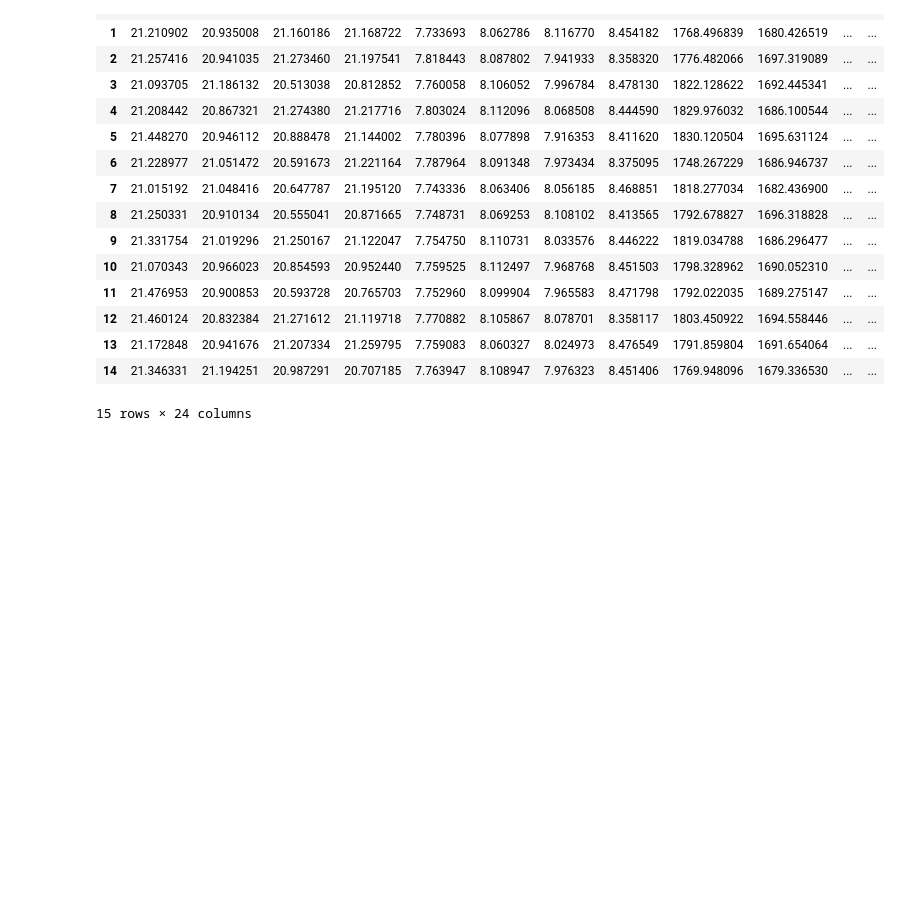
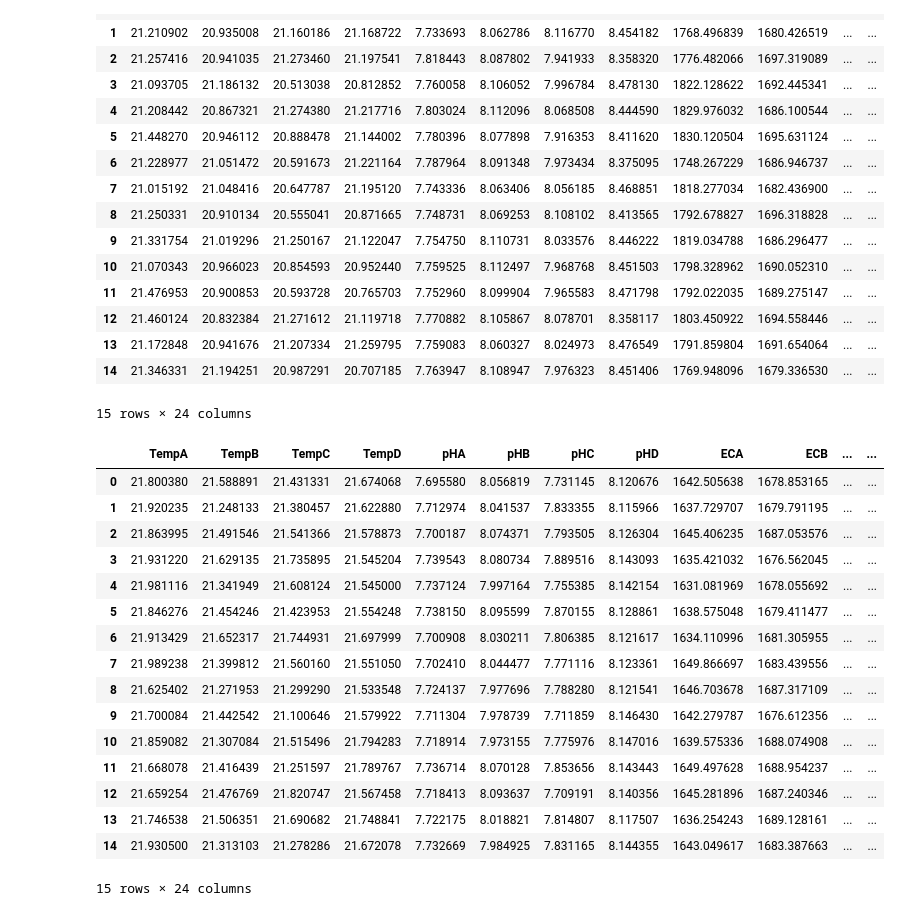
Before and after one commit to rakibhhridoy/OnGoingStudy, a Jupyter notebook: Turag/DataGenerate.ipynb, the cells around one changed output. Drawn from its saved outputs; the diff is of its cells as text; code cells hidden in the pictures; blank space fills up the shorter version.

```diff
--- a/Turag/DataGenerate.ipynb
+++ b/Turag/DataGenerate.ipynb
@@ -1925,0 +1811,54 @@ range22.to_csv("data/days/Day22.csv")
+# %%
+range24 = pd.DataFrame(data={
+
+    "TempA": tempA,
+    "TempB": tempB,
+    "TempC": tempC,
+    "TempD": tempD,
+
+    "pHA": pHA,
+    "pHB": pHB,
+    "pHC": pHC,
+    "pHD": pHD,
+
+    "ECA": ECA,
+    "ECB": ECB,
+    "ECC": ECC,
+    "ECD": ECD,
+
+    "DOA": DOA,
+    "DOB": DOB,
+    "DOC": DOC,
+    "DOD": DOD,
+
+    "BODA": BODA,
+    "BODB": BODB,
+    "BODC": BODC,
+    "BODD": BODD,
+
+    "TNA": TNA,
+    "TNB": TNB,
+    "TNC": TNC,
+    "TND": TND,
+
+})
+# %%
+range24
+# %% [output]
+|  | TempA | TempB | TempC | TempD | pHA | pHB | pHC | pHD | ECA | ECB | ... | ... |
+| 0 | 21.800380 | 21.588891 | 21.431331 | 21.674068 | 7.695580 | 8.056819 | 7.731145 | 8.120676 | 1642.505638 | 1678.853165 | ... | ... |
+| 1 | 21.920235 | 21.248133 | 21.380457 | 21.622880 | 7.712974 | 8.041537 | 7.833355 | 8.115966 | 1637.729707 | 1679.791195 | ... | ... |
+| 2 | 21.863995 | 21.491546 | 21.541366 | 21.578873 | 7.700187 | 8.074371 | 7.793505 | 8.126304 | 1645.406235 | 1687.053576 | ... | ... |
+| 3 | 21.931220 | 21.629135 | 21.735895 | 21.545204 | 7.739543 | 8.080734 | 7.889516 | 8.143093 | 1635.421032 | 1676.562045 | ... | ... |
+| 4 | 21.981116 | 21.341949 | 21.608124 | 21.545000 | 7.737124 | 7.997164 | 7.755385 | 8.142154 | 1631.081969 | 1678.055692 | ... | ... |
+| 5 | 21.846276 | 21.454246 | 21.423953 | 21.554248 | 7.738150 | 8.095599 | 7.870155 | 8.128861 | 1638.575048 | 1679.411477 | ... | ... |
+| 6 | 21.913429 | 21.652317 | 21.744931 | 21.697999 | 7.700908 | 8.030211 | 7.806385 | 8.121617 | 1634.110996 | 1681.305955 | ... | ... |
+| 7 | 21.989238 | 21.399812 | 21.560160 | 21.551050 | 7.702410 | 8.044477 | 7.771116 | 8.123361 | 1649.866697 | 1683.439556 | ... | ... |
+| 8 | 21.625402 | 21.271953 | 21.299290 | 21.533548 | 7.724137 | 7.977696 | 7.788280 | 8.121541 | 1646.703678 | 1687.317109 | ... | ... |
+| 9 | 21.700084 | 21.442542 | 21.100646 | 21.579922 | 7.711304 | 7.978739 | 7.711859 | 8.146430 | 1642.279787 | 1676.612356 | ... | ... |
+| 10 | 21.859082 | 21.307084 | 21.515496 | 21.794283 | 7.718914 | 7.973155 | 7.775976 | 8.147016 | 1639.575336 | 1688.074908 | ... | ... |
+| 11 | 21.668078 | 21.416439 | 21.251597 | 21.789767 | 7.736714 | 8.070128 | 7.853656 | 8.143443 | 1649.497628 | 1688.954237 | ... | ... |
+| 12 | 21.659254 | 21.476769 | 21.820747 | 21.567458 | 7.718413 | 8.093637 | 7.709191 | 8.140356 | 1645.281896 | 1687.240346 | ... | ... |
+| 13 | 21.746538 | 21.506351 | 21.690682 | 21.748841 | 7.722175 | 8.018821 | 7.814807 | 8.117507 | 1636.254243 | 1689.128161 | ... | ... |
+| 14 | 21.930500 | 21.313103 | 21.278286 | 21.672078 | 7.732669 | 7.984925 | 7.831165 | 8.144355 | 1643.049617 | 1683.387663 | ... | ... |
+15 rows × 24 columns
```
Also changed, not shown: parts of 13 cells of this notebook, 4 other files.
